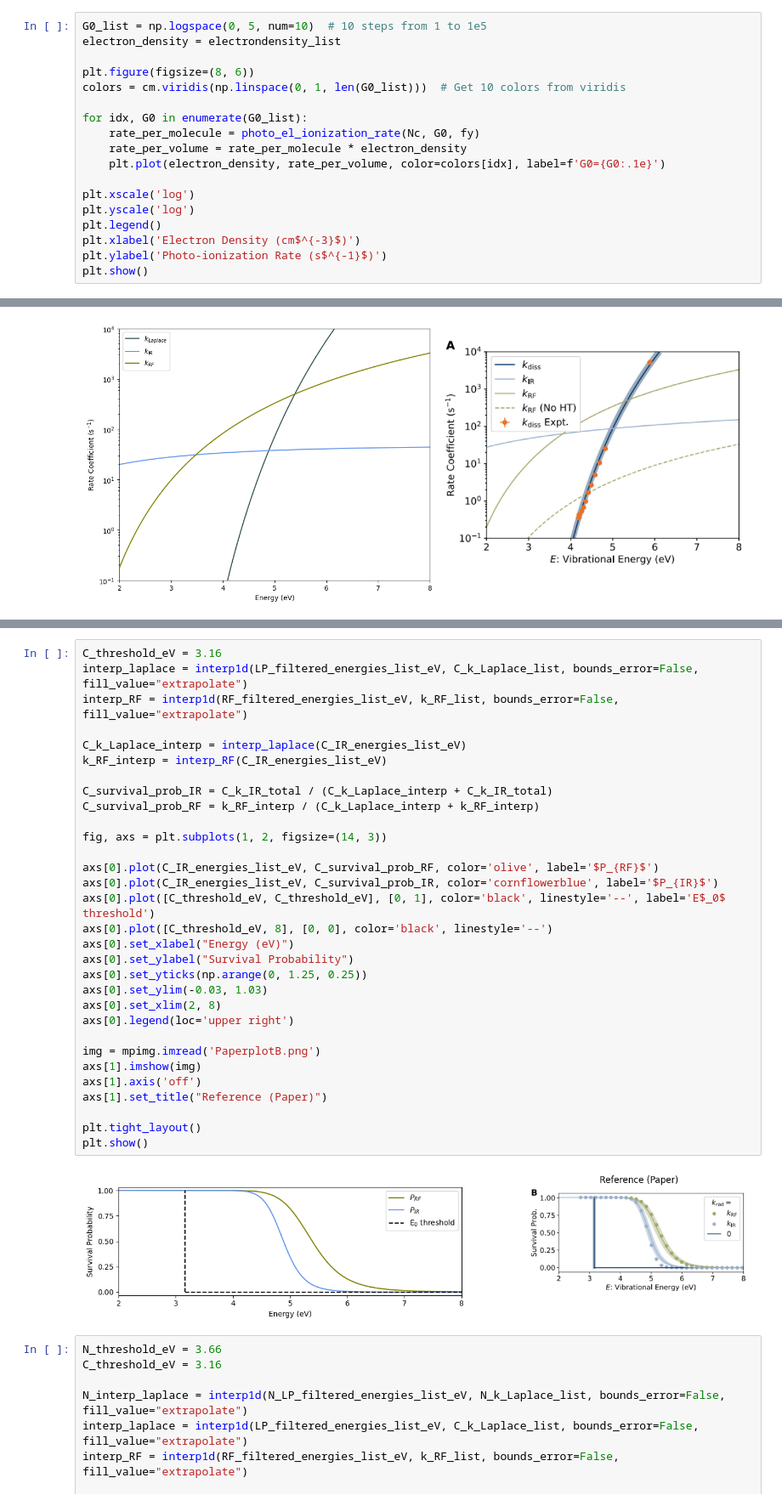
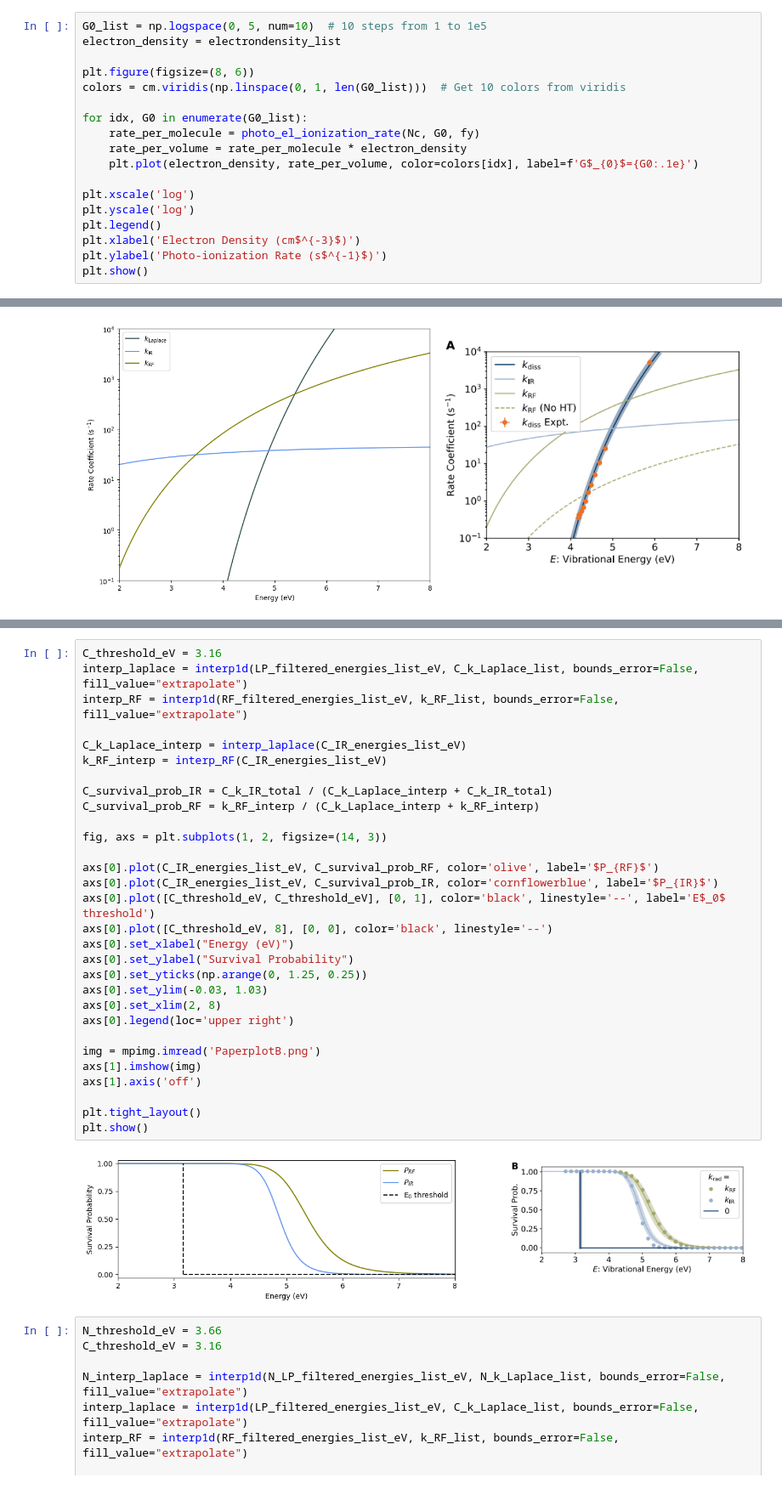
Before and after one commit to mustafa9812/Project-Cynap, a Jupyter notebook: scripts/calculations.ipynb, the cells around one changed output, grey strips where cells are left out. Shown: that part at 85% size. Cells and saved outputs as stored; diff of their text form.

```diff
--- a/scripts/calculations.ipynb
+++ b/scripts/calculations.ipynb
@@ -134,7 +134,7 @@ colors = cm.viridis(np.linspace(0, 1, len(G0_list)))  # Get 10 colors from virid
 for idx, G0 in enumerate(G0_list):
     rate_per_molecule = photo_el_ionization_rate(Nc, G0, fy)
     rate_per_volume = rate_per_molecule * electron_density
-    plt.plot(electron_density, rate_per_volume, color=colors[idx], label=f'G0={G0:.1e}')
+    plt.plot(electron_density, rate_per_volume, color=colors[idx], label=f'G$_{0}$={G0:.1e}')
 
 plt.xscale('log')
 plt.yscale('log')
@@ -794,35 +794,34 @@ plt.tight_layout()
 C_threshold_eV = 3.16
 interp_laplace = interp1d(LP_filtered_energies_list_eV, C_k_Laplace_list, bounds_error=False, fill_value="extrapolate")
 interp_RF = interp1d(RF_filtered_energies_list_eV, k_RF_list, bounds_error=False, fill_value="extrapolate")
 
 C_k_Laplace_interp = interp_laplace(C_IR_energies_list_eV)
 k_RF_interp = interp_RF(C_IR_energies_list_eV)
 
 C_survival_prob_IR = C_k_IR_total / (C_k_Laplace_interp + C_k_IR_total)
 C_survival_prob_RF = k_RF_interp / (C_k_Laplace_interp + k_RF_interp)
 
 fig, axs = plt.subplots(1, 2, figsize=(14, 3))
 
 axs[0].plot(C_IR_energies_list_eV, C_survival_prob_RF, color='olive', label='$P_{RF}$')
 axs[0].plot(C_IR_energies_list_eV, C_survival_prob_IR, color='cornflowerblue', label='$P_{IR}$')
 axs[0].plot([C_threshold_eV, C_threshold_eV], [0, 1], color='black', linestyle='--', label='E$_0$ threshold')
 axs[0].plot([C_threshold_eV, 8], [0, 0], color='black', linestyle='--')
 axs[0].set_xlabel("Energy (eV)")
 axs[0].set_ylabel("Survival Probability")
 axs[0].set_yticks(np.arange(0, 1.25, 0.25))
 axs[0].set_ylim(-0.03, 1.03)
 axs[0].set_xlim(2, 8)
 axs[0].legend(loc='upper right')
 
 img = mpimg.imread('PaperplotB.png')
 axs[1].imshow(img)
 axs[1].axis('off')
-axs[1].set_title("Reference (Paper)")
 
 plt.tight_layout()
 plt.show()
 # %% [output]
-[figure, old version]
+[figure, new version]
 # %%
 N_threshold_eV = 3.66
 C_threshold_eV = 3.16
```
Also changed, not shown: parts of 3 cells of this notebook.
